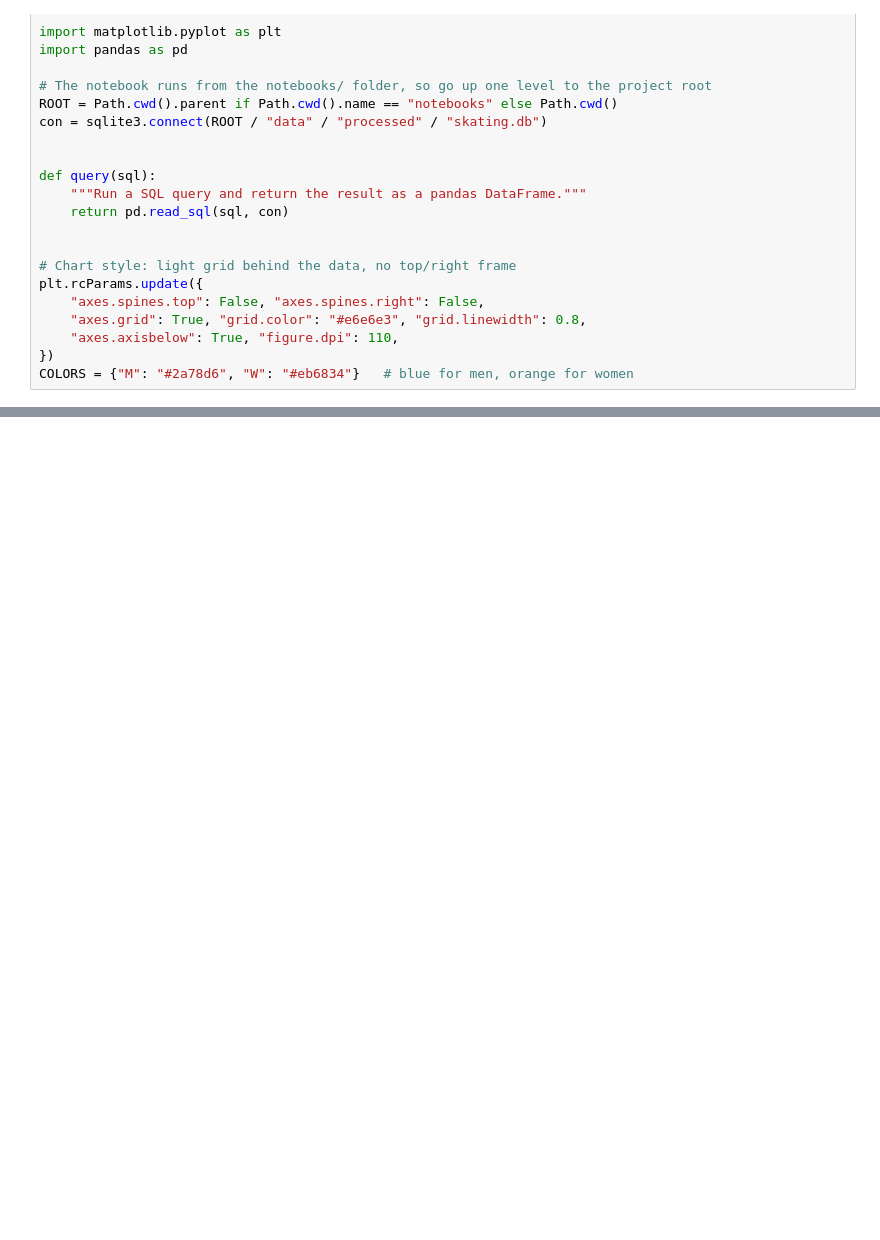
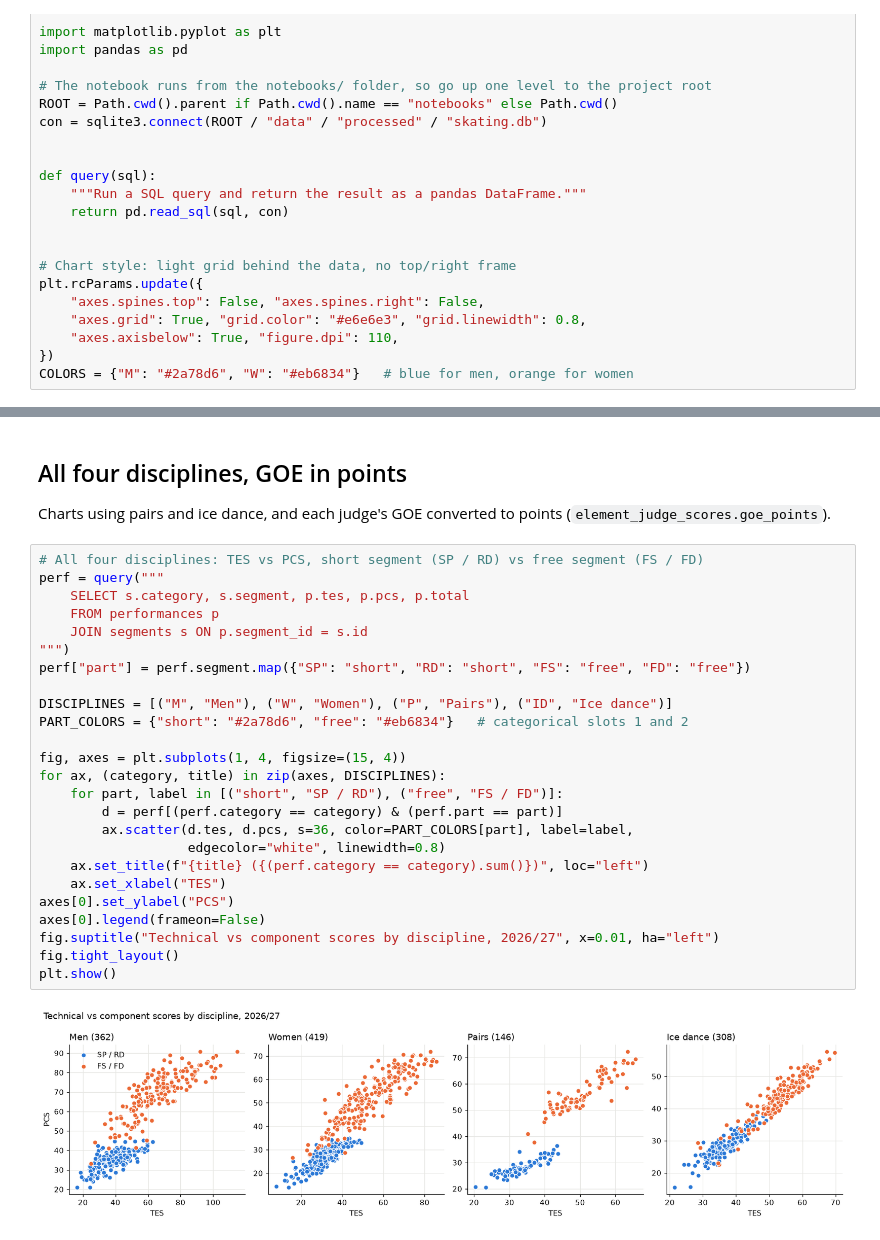
Before and after one commit to osoltar/figure-skating-db, a Jupyter notebook: notebooks/exploration.ipynb, the cells around one changed output, grey strips where cells are left out. Drawn from its saved outputs; the diff is of its cells as text; blank space fills up the shorter version.

Commit message:
notebook update includind pais and ice dance

```diff
--- a/notebooks/exploration.ipynb
+++ b/notebooks/exploration.ipynb
@@ -88,0 +89,31 @@ plt.show()
+# %% [markdown]
+## All four disciplines, GOE in points
+
+Charts using pairs and ice dance, and each judge's GOE converted to points (`element_judge_scores.goe_points`).
+# %%
+# All four disciplines: TES vs PCS, short segment (SP / RD) vs free segment (FS / FD)
+perf = query("""
+    SELECT s.category, s.segment, p.tes, p.pcs, p.total
+    FROM performances p
+    JOIN segments s ON p.segment_id = s.id
+""")
+perf["part"] = perf.segment.map({"SP": "short", "RD": "short", "FS": "free", "FD": "free"})
+
+DISCIPLINES = [("M", "Men"), ("W", "Women"), ("P", "Pairs"), ("ID", "Ice dance")]
+PART_COLORS = {"short": "#2a78d6", "free": "#eb6834"}   # categorical slots 1 and 2
+
+fig, axes = plt.subplots(1, 4, figsize=(15, 4))
+for ax, (category, title) in zip(axes, DISCIPLINES):
+    for part, label in [("short", "SP / RD"), ("free", "FS / FD")]:
+        d = perf[(perf.category == category) & (perf.part == part)]
+        ax.scatter(d.tes, d.pcs, s=36, color=PART_COLORS[part], label=label,
+                   edgecolor="white", linewidth=0.8)
+    ax.set_title(f"{title} ({(perf.category == category).sum()})", loc="left")
+    ax.set_xlabel("TES")
+axes[0].set_ylabel("PCS")
+axes[0].legend(frameon=False)
+fig.suptitle("Technical vs component scores by discipline, 2026/27", x=0.01, ha="left")
+fig.tight_layout()
+plt.show()
+# %% [output]
+[figure, added]
```
Also changed, not shown: parts of 16 cells of this notebook.
